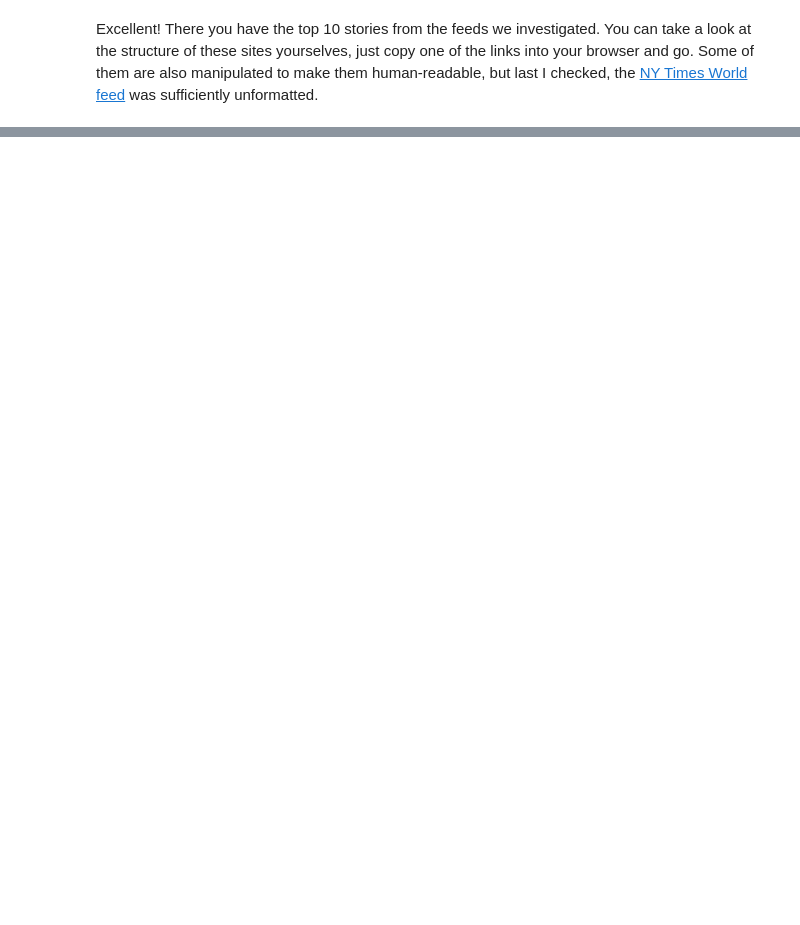
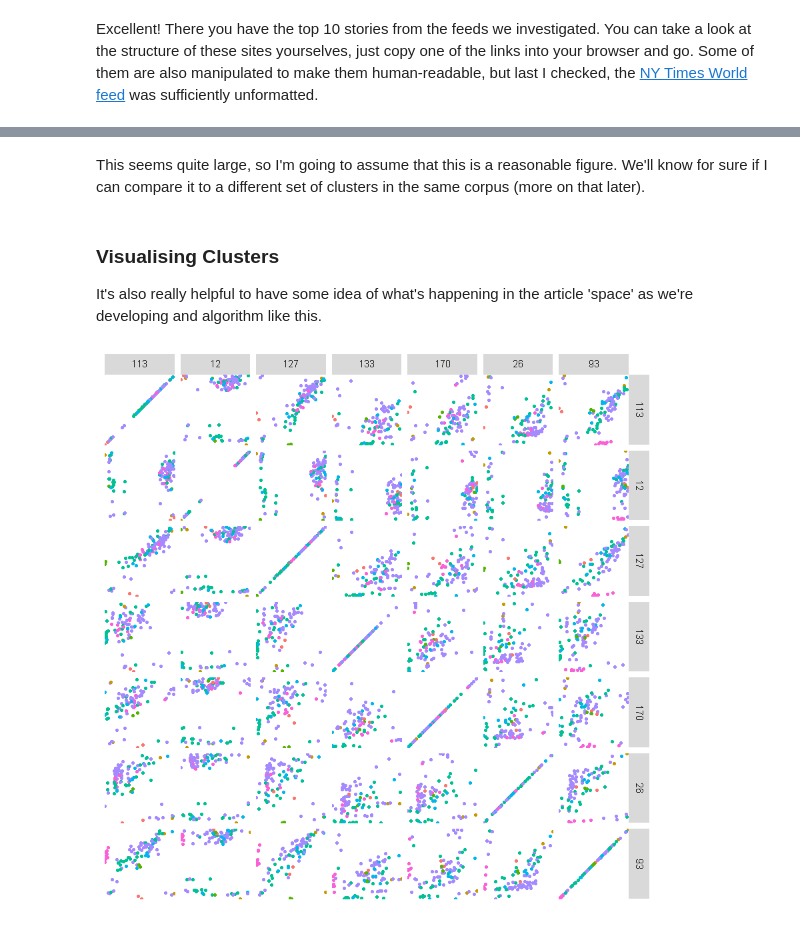
Before and after one commit to millerdw/millerdw.github.io, a Jupyter notebook: _notebooks/FindingTheWords_1/RSSandSimpleNaturalLanguageProcessing.ipynb, the cells around one changed output, grey strips where cells are left out. Saved outputs shown, nothing was run; the diff lists cells and outputs as text; code cells hidden in the pictures; blank space fills up the shorter version.

```diff
--- a/_notebooks/FindingTheWords_1/RSSandSimpleNaturalLanguageProcessing.ipynb
+++ b/_notebooks/FindingTheWords_1/RSSandSimpleNaturalLanguageProcessing.ipynb
@@ -388,0 +270,16 @@ View(result)
+# %%
+
+## K MEANS CLUSTERING
+
+### define initial parameters
+K <- 50      ## number of clusters
+G <- 100     ## iteration or 'generation' limit
+distance <- jaccardDistance
+
+### define initial dataset (very simple)
+corpus <-
+    names(contents)[sapply(contents, function(text) { length(text)>0})] %>% {
+        filter <- contents[.]
+        names(filter) <- .
+        filter
+    }
@@ -388,0 +531,61 @@ View(result)
+# %% [markdown]
+This seems quite large, so I'm going to assume that this is a reasonable figure. We'll know for sure if I can compare it to a different set of clusters in the same corpus (more on that later).
+# %% [markdown]
+### Visualising Clusters
+
+It's also really helpful to have some idea of what's happening in the article 'space' as we're developing and algorithm like this.
+# %%
+plotClusters <- function(distances,results,dims) {
+
+    sampleCentroidIds <-
+        results$history %>% {
+            #latest performance
+            .[nrow(.),2:ncol(.)]
+        } %>% {
+            #excluding one-text clusters
+            match(.[ . > 0], .)
+        } %>% {
+            results$centroidIds[.]
+        } %>% sample(dims) %>% unlist
+
+    sampleCentroids <- (1:length(results$centroidIds))[results$centroidIds %in% sampleCentroidIds]
+
+    measures <-
+        #gather subset of IDs for texts in highlighted clusters
+        foreach(i=names(results$clusterAssignments)[results$clusterAssignments %in% sampleCentroids], .combine=rbind) %do% {
+            cbind(Id=i,
+                  Cluster=results$centroidIds[[results$clusterAssignments[[i]]]],
+                  t(distances[i,sampleCentroidIds]))
+        }
+
+    moltenMeasures <-
+        foreach(i=sampleCentroidIds, .combine=rbind) %do% {
+            foreach(j=sampleCentroidIds, .combine=rbind) %do% {
+                #relevantMeasures <- measures[measures[,'Cluster'] %in% c(i,j),] %>% as.data.frame
+                cbind(Cluster=measures[,c('Cluster')],
+                      Measure1=i,
+                      Value1=measures[,i],
+                      Measure2=j,
+                      Value2=measures[,j])
+            }
+        }  %>%
+        as.data.frame #%>% {
+            #.[ .$Cluster==.$Measure1 | .$Cluster==.$Measure2,]
+        #}
+
+    ggplot(data = moltenMeasures,
+           mapping = aes(x = Value1, y = Value2, colour = Cluster, group = Cluster)) +
+        geom_point(show.legend = F, size=1.05) +
+        facet_grid(Measure1 ~ Measure2) +
+        theme(axis.title.x=element_blank(),
+              axis.text.x=element_blank(),
+              axis.ticks.x=element_blank(),
+              axis.title.y=element_blank(),
+              axis.text.y=element_blank(),
+              axis.ticks.y=element_blank())
+
+}
+
+plotClusters(distances,results,7)
+# %% [output]
+[figure, added]
```
Also changed, not shown: parts of 41 cells of this notebook, 5 other files.
